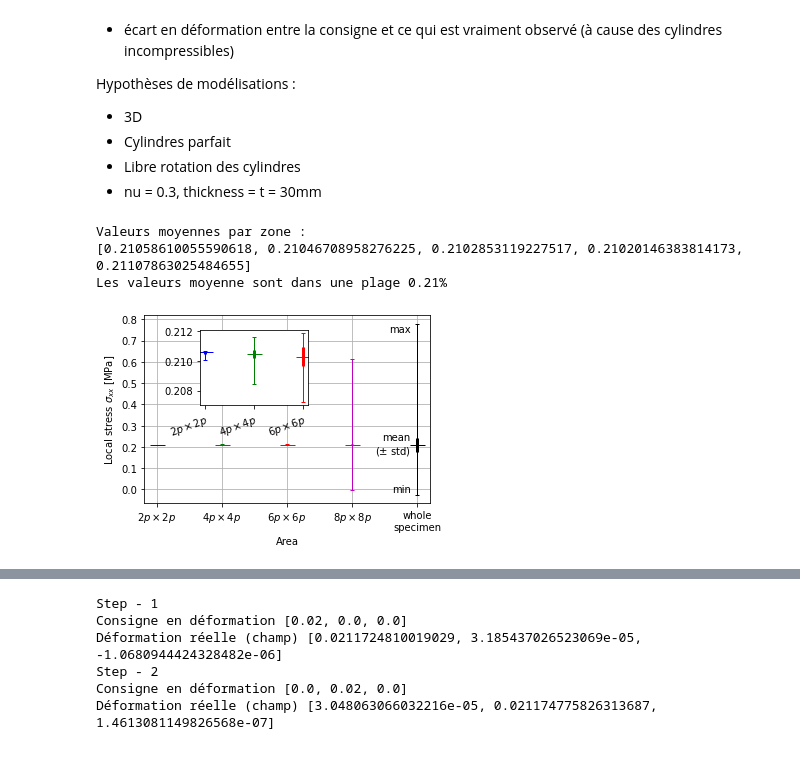
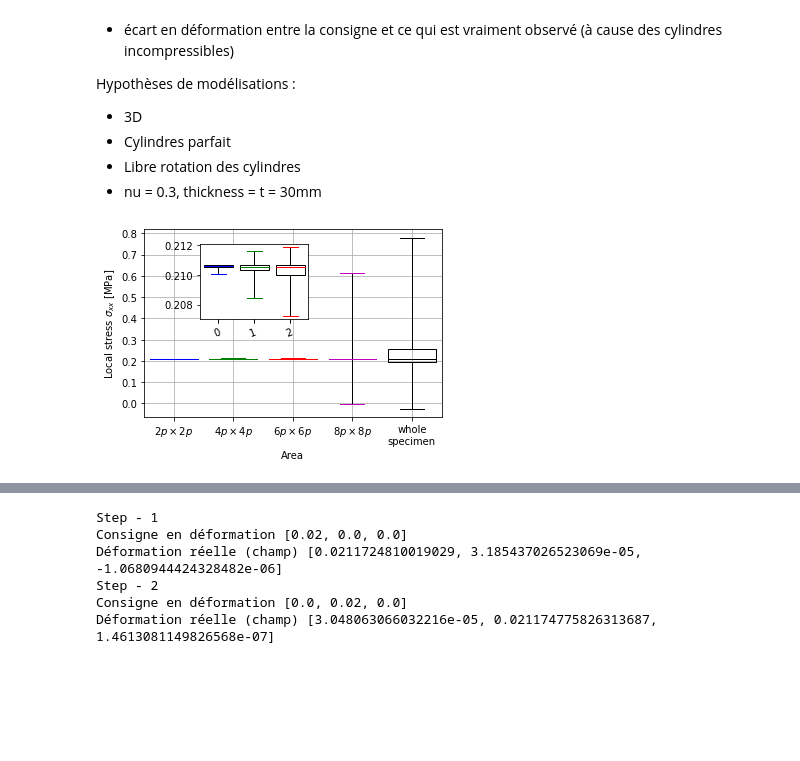
Before and after one commit to h06e/abakubc, a Jupyter notebook: utilities/monolithic_study.ipynb, the cells around one changed output, grey strips where cells are left out. Saved outputs shown, nothing was run; the diff lists cells and outputs as text; code cells hidden in the pictures; blank space fills up the shorter version.

```diff
--- a/utilities/monolithic_study.ipynb
+++ b/utilities/monolithic_study.ipynb
@@ -136,70 +106,46 @@ campagne_folder = Path(f'../{campagnes[0]}')
 porosity = 0.0
 
 step_of_interest = 1
 means = []
-stds = []
-mins = []
-maxs = []
+s_list = []
 coeff_of_interest = 0
-for area in range(1, 6):
+for area in range(1, 5):
     # print(f'area : {area}')
-    if area != 5:
-        d, std_stress, minimum_stress, maximum_stress = get_stress_average(
-            campagne_folder, test.test_id, area, step_of_interest, porosity)
-    else:
-        d, std_stress, minimum_stress, maximum_stress = get_stress_average_whole_sample(
-            campagne_folder, test.test_id, area, step_of_interest, porosity)
+    s_values = get_stress_average(
+        campagne_folder, test.test_id, area, step_of_interest, porosity)
+    s_list.append(s_values)
 
-    means.append(float(d[coeff_of_interest]))  # s11
-    stds.append(std_stress[coeff_of_interest])
-    mins.append(minimum_stress[coeff_of_interest])
-    maxs.append(maximum_stress[coeff_of_interest])
-print(f'Valeurs moyennes par zone : \n{means}')
-print(
-    f'Les valeurs moyenne sont dans une plage {0.5*100*(np.max(means)-np.min(means))/np.mean(means):.2f}%')
+s_values = get_stress_average_whole_sample(
+    campagne_folder, test.test_id, None, step_of_interest, porosity)
+s_list.append(s_values)
 
 
 fig, ax1 = plt.subplots(figsize=(5, 3.5))
 col = ['b', 'g', 'r', 'm', 'k']
 for area in range(5):
-    ax1.errorbar([area], [means[area]], [[means[area]-mins[area]], [maxs[area] -
-                                                                    means[area]]], fmt='_'+col[area], ecolor=col[area], lw=1, capsize=2)
-    ax1.errorbar([area], [means[area]], stds[area],
-                 fmt='_'+col[area], lw=3, ms=15)
+    bp=plt.boxplot(s_list[area], patch_artist=True, whis=(0, 100),positions=[area] , medianprops={
+                'color': col[area]}, boxprops={'fill': False}, capprops={'color': col[area]}, flierprops = {'color': col[area]},widths=0.8)
 
 my_xticks = [r'$2p\times2p$', r'$4p\times4p$',
              r'$6p\times6p$', r'$8p\times8p$', f'whole\nspecimen']
 plt.ylabel(r'Local stress $\sigma_{xx}$ [MPa]')
 plt.xlabel('Area')
 plt.xticks(np.arange(5), my_xticks)
-
-plt.text(4-0.1, maxs[4], 'max',
-         horizontalalignment='right', verticalalignment='top')
-plt.text(4-0.1, mins[4], 'min', horizontalalignment='right',
-         verticalalignment='bottom')
-plt.text(4-0.1, means[4], f'mean\n('+r'$\pm$ std)',
-         horizontalalignment='right', verticalalignment='center')
 
 
 
 plt.grid()
 ax2 = fig.add_axes([0.3, 0.6, 0.3, 0.3])
 plt.xticks(np.arange(3), my_xticks[:3])
 plt.xticks(rotation=20, ha="right", rotation_mode="anchor")
 for area in range(3):
-    ax2.errorbar([area], [means[area]], [[means[area]-mins[area]], [maxs[area] -
-                                                                    means[area]]], fmt='_'+col[area], ecolor=col[area], lw=1, capsize=2)
-    ax2.errorbar([area], [means[area]], stds[area],
-                 fmt='_'+col[area], lw=3, ms=15)
-
+    plt.boxplot(s_list[area], patch_artist=True, whis=(0, 100),positions=[area] , medianprops={
+                'color': col[area]}, boxprops={'fill': False}, capprops={'color': col[area]}, flierprops = {'color': col[area]},widths=0.8)
 plt.tight_layout()
 plt.savefig('images/stress_per_area.pdf')
 plt.show()
 # %% [output]
-Valeurs moyennes par zone :
-[0.21058610055590618, 0.21046708958276225, 0.2102853119227517, 0.21020146383814173, 0.21107863025484655]
-Les valeurs moyenne sont dans une plage 0.21%
-[figure, old version]
+[figure, new version]
 # %% [markdown]
 <img src="images/area.png" width="400">
 
```
Also changed, not shown: parts of 2 cells of this notebook, 25 other files.
